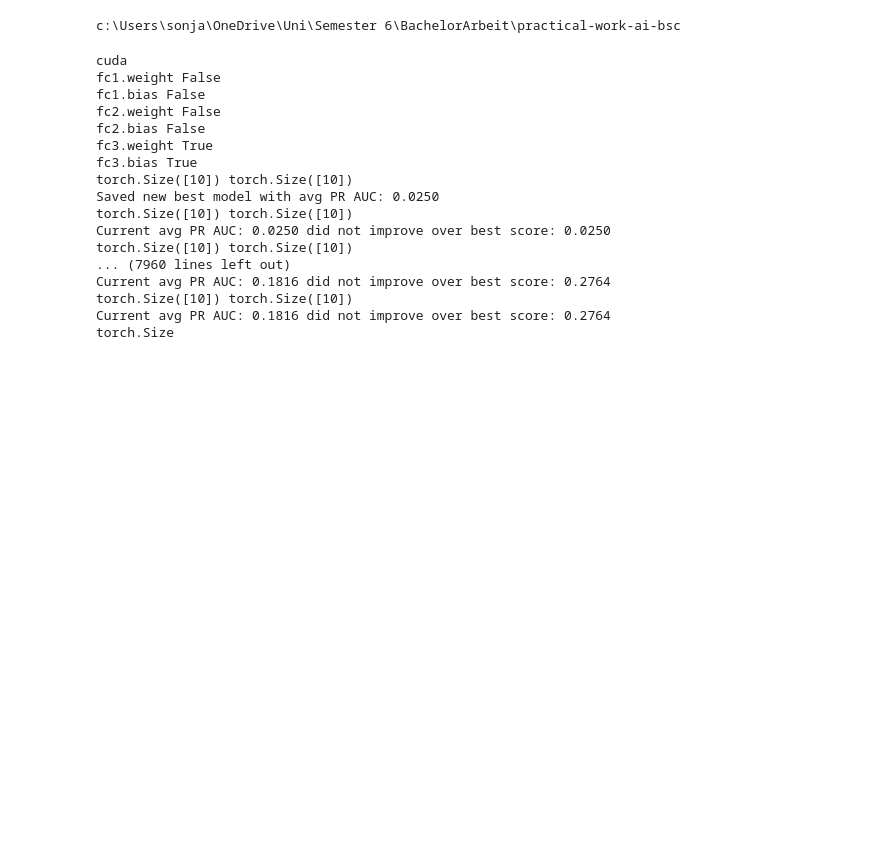
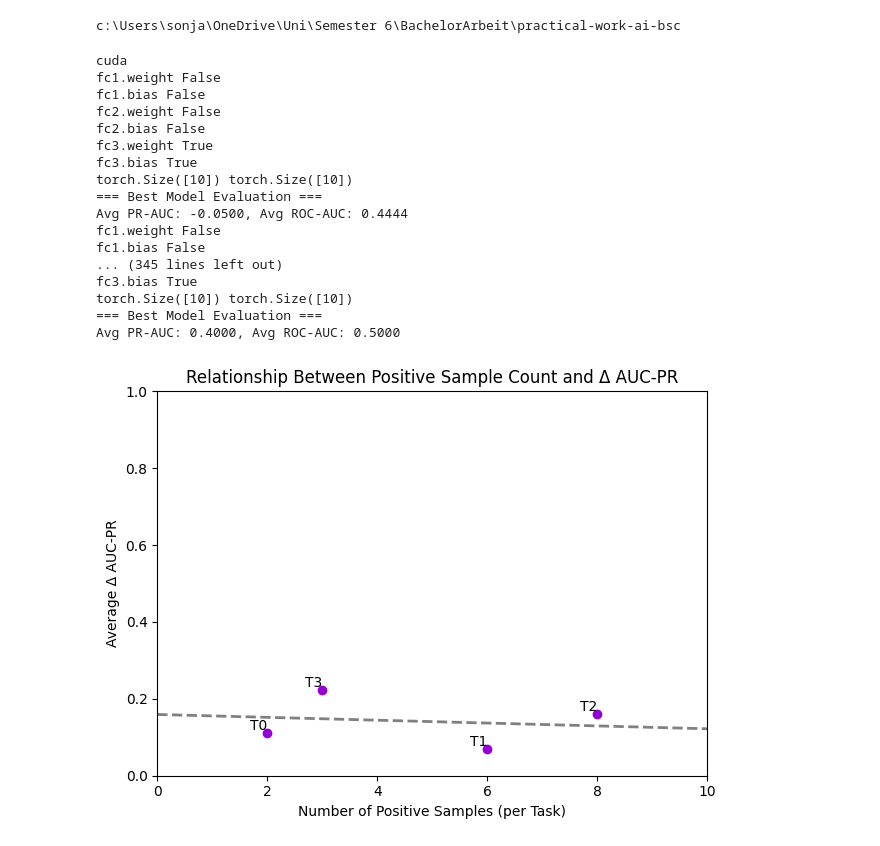
Before and after one commit to hiitsmeme/bachelor-thesis-ai-bsc, a Jupyter notebook: finetuning_notebooks/ep_ft2.ipynb, the cells around one changed output. Saved outputs shown, nothing was run; the diff lists cells and outputs as text; code cells hidden in the pictures; blank space fills up the shorter version.

Commit message:
few-shot experiments

```diff
--- a/finetuning_notebooks/ep_ft2.ipynb
+++ b/finetuning_notebooks/ep_ft2.ipynb
@@ -231,12 +210,23 @@ dropout_rates = [0.3, 0.5] # input dropout, hidden dropout
 lr = 0.2941271118953339
 l = 10
 max_pos_query= int(l/2)
-max_episodes = 1205
-patience = 282
+num_episodes=11
 alpha = 0.2538481528053722
 alpha_ep = 0.8482506849337167
 device = torch.device("cuda" if torch.cuda.is_available() else "cpu")
 print(device)
+
+
+num_tasks = 4
+num_runs  = 10
+
+# for heatmaps
+delta_arr = np.zeros((num_tasks, num_runs))
+roc_arr   = np.zeros((num_tasks, num_runs))
+
+# to hold all the raw labels / preds:
+y_true_per_task = {i: [] for i in range(num_tasks)}
+y_pred_per_task = {i: [] for i in range(num_tasks)}
 
 # list to collect results avg over task
 avg_results = {
@@ -291,11 +281,18 @@ for task_idx in range(4):
                                 min_lr=1e-6)
 
         # train model
-        val_delta_auc_pr, val_roc_auc, val_pr_auc_per_task, val_roc_auc_per_task = train_few_shot_model(model, X_finetuning, y_ft2, task_idx, optimizer, scheduler, device, writer, run, k, l, max_pos_query, seed_value, alpha, alpha_ep, max_episodes, patience, batch_size=batch_size, num_workers=0)
+        val_delta_auc_pr, val_roc_auc, val_pr_auc_per_task, val_roc_auc_per_task, y_true, y_pred = train_few_shot_model(model, X_finetuning, y_ft2, task_idx, optimizer, scheduler, device, writer, run, k, l, max_pos_query, seed_value, alpha, alpha_ep, num_episodes=num_episodes, batch_size=batch_size, num_workers=0)
 
         # collect results per run
         all_results["Delta-AUC-PR"].append(val_delta_auc_pr)
         all_results["ROC-AUC"].append(val_roc_auc)
+
+        delta_arr[task_idx, run] = val_delta_auc_pr
+        roc_arr[task_idx,   run] = val_roc_auc
+
+        # collect for confusion later
+        y_true_per_task[task_idx].append(y_true)
+        y_pred_per_task[task_idx].append(y_pred)
 # %% [output]
 cuda
 fc1.weight False
@@ -305,17 +302,48 @@ fc2.bias False
 fc3.weight True
 fc3.bias True
 torch.Size([10]) torch.Size([10])
-Saved new best model with avg PR AUC: 0.0250
+=== Best Model Evaluation ===
+Avg PR-AUC: -0.0500, Avg ROC-AUC: 0.4444
+fc1.weight False
+fc1.bias False
+... (345 lines left out)
+fc3.bias True
 torch.Size([10]) torch.Size([10])
-Current avg PR AUC: 0.0250 did not improve over best score: 0.0250
-torch.Size([10]) torch.Size([10])
-... (7960 lines left out)
-Current avg PR AUC: 0.1816 did not improve over best score: 0.2764
-torch.Size([10]) torch.Size([10])
-Current avg PR AUC: 0.1816 did not improve over best score: 0.2764
-torch.Size
+=== Best Model Evaluation ===
+Avg PR-AUC: 0.4000, Avg ROC-AUC: 0.5000
 # %%
 filepath_normal = "./metrics/ep_ft2.json"
 filepath_per_task = "./metrics/ep_ft2_per_task.json"
 filepath_per_run = "./metrics/ep_ft2_per_run.json"
 log_results_nn_ft(all_results, filepath_normal, filepath_per_run, filepath_per_task)
+# %%
+arr_float = y_ft2.astype(float)
+pos_counts = np.nansum(arr_float == 1, axis=0)  # shape (4,)
+
+# === 2) Compute average Δ AUC-PR per task ===
+# Assuming you have collected Delta-AUC-PR into all_results as a flat list:
+num_tasks = 4
+num_runs  = len(all_results["Delta-AUC-PR"]) // num_tasks
+delta_arr = np.array(all_results["Delta-AUC-PR"]).reshape(num_tasks, num_runs)
+delta_means = delta_arr.mean(axis=1)  # shape (4,)
+
+# === 3) Scatter plot + best-fit line ===
+plt.figure()
+plt.scatter(pos_counts, delta_means, color="darkviolet")
+plt.xlim(0, 10)
+plt.ylim(0, 1)
+# best-fit line
+m, b = np.polyfit(pos_counts, delta_means, 1)
+x_line = np.array([0, 10])
+plt.plot(x_line, m*x_line + b, color="grey", linewidth=2, linestyle='--')
+
+for i, (x, y) in enumerate(zip(pos_counts, delta_means)):
+    plt.text(x, y, f"T{i}", va='bottom', ha='right')
+
+plt.xlabel("Number of Positive Samples (per Task)")
+plt.ylabel("Average Δ AUC-PR")
+plt.title("Relationship Between Positive Sample Count and Δ AUC-PR")
+plt.tight_layout()
+plt.show()
+# %% [output]
+[figure, added]
```
Also changed, not shown: parts of 3 cells of this notebook, 11 other files.
